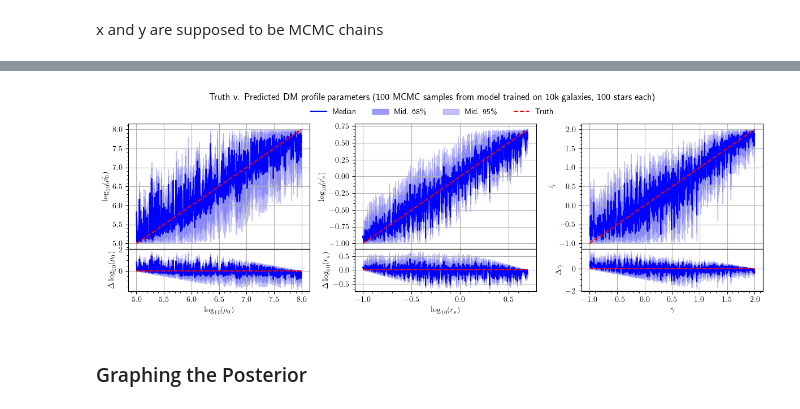
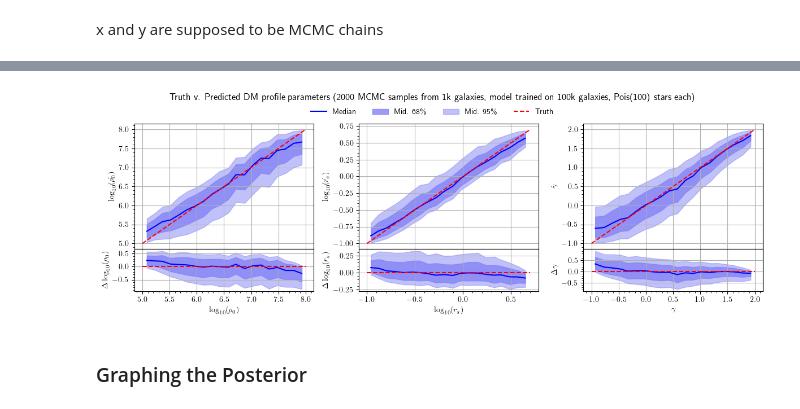
Before and after one commit to Anodymous1/suds, a Jupyter notebook: model_training.ipynb, the cells around one changed output, grey strips where cells are left out. Drawn from its saved outputs; the diff is of its cells as text; code cells hidden in the pictures.

Commit message:
Redid model 9 with better x_o

```diff
--- a/model_training.ipynb
+++ b/model_training.ipynb
@@ -485,9 +485,13 @@ num_bins = 20
 splits = np.linspace([5, -1, -1, 0.2], [8, 0.7, 2, 1], num_bins + 1)
 
 x = np.zeros((num_bins, 4))
+y = np.zeros((5, num_bins, 4))
 for c in range(4):
     bins = np.digitize(raw_x[:,c], splits[:,c]) - 1
 
     for i in range(num_bins):
         mask = (i == bins)
-        x[i, c] = raw_x[mask].mean()
+        x[i, c] = raw_x[mask][:,c].mean()
+
+        for q, quantile in enumerate(raw_y):
+            y[q, i, c] = quantile[mask][:,c].mean()
@@ -603,35 +564,35 @@ for i, ax in enumerate(axs[1, :]):
     # Truth
     true_x = [dom_min[i], dom_max[i]]
     true_y = [0,0]
 
     ax.plot(true_x, true_y, color="red", linestyle = "--", label="Truth")
 
     ax.set_xlabel(x_titles[i])
     ax.set_ylabel(bottom_y_titles[i])
 
     ax.minorticks_on()
     ax.grid(True)
 
 
 
-fig.suptitle("Truth v. Predicted DM profile parameters (2000 MCMC samples from model trained on 10k galaxies, 100k stars each)", y=1.02)
+fig.suptitle("Truth v. Predicted DM profile parameters (2000 MCMC samples from 1k galaxies, model trained on 100k galaxies, Pois(100) stars each)", y=1.02)
 
 handles, labels = axs[0,0].get_legend_handles_labels()
 fig.legend(
     handles,
     labels,
     loc="upper center",
     ncol=4,
     frameon=False,
     bbox_to_anchor=(0.5, 0.98)
 
 )
 
 
 plt.tight_layout()
 plt.show()
 # %% [output]
-[figure, old version]
+[figure, new version]
 # %% [markdown]
 ### Graphing the Posterior
 # %%
```
Also changed, not shown: parts of 6 cells of this notebook, 16 other files.
